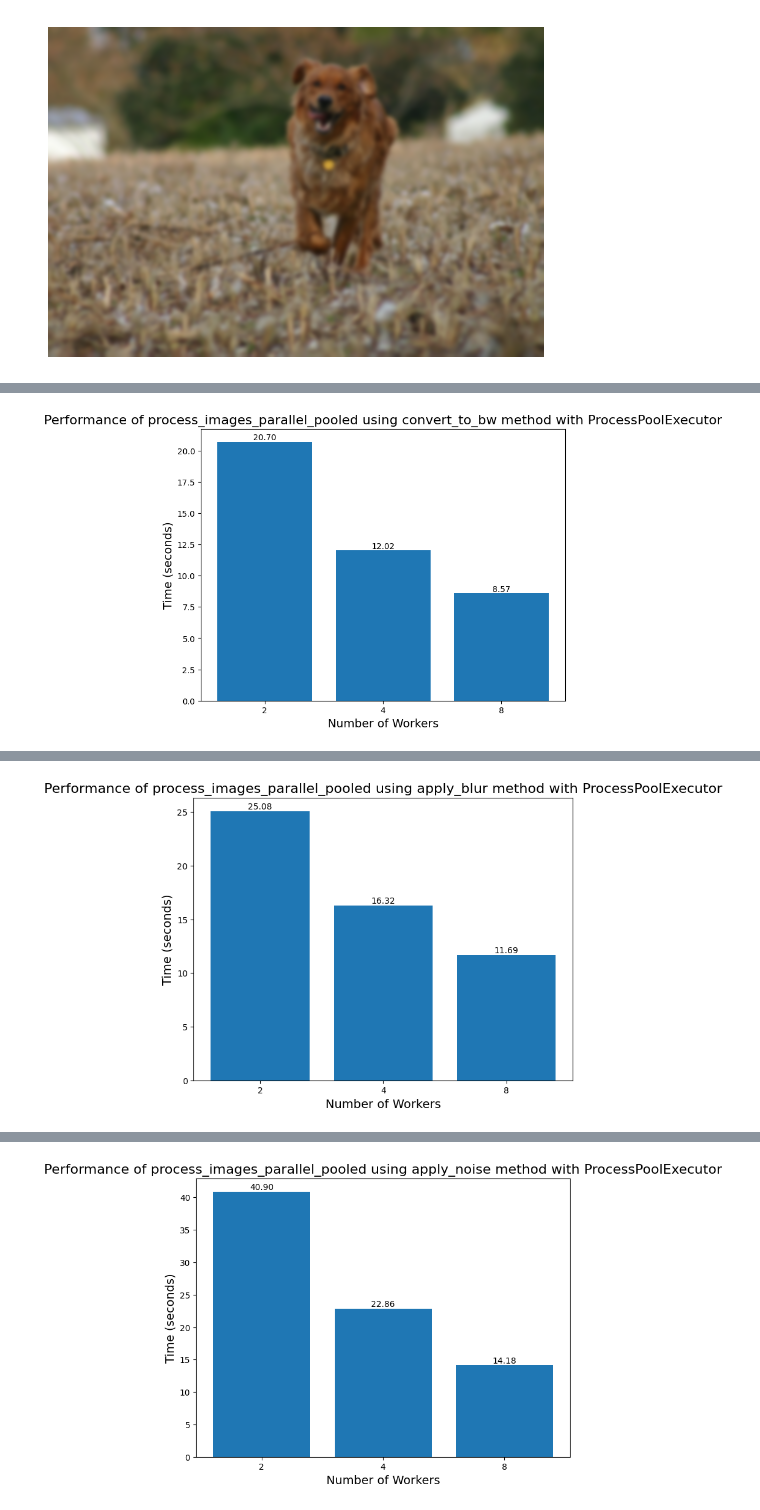
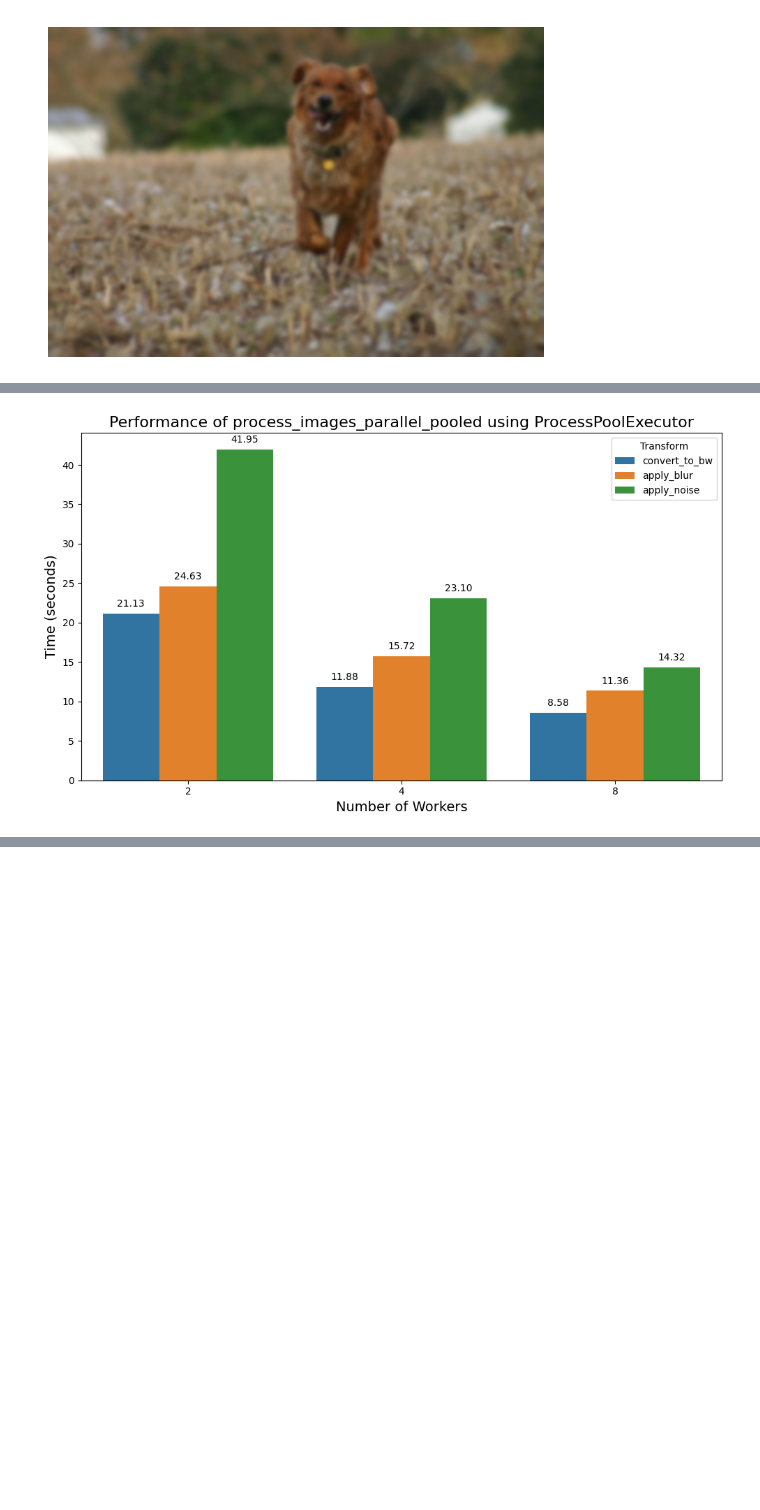
Before and after one commit to robertmackevic/parallel-image-processing, a Jupyter notebook: testing.ipynb, the cells around one changed output, grey strips where cells are left out. Drawn from its saved outputs; the diff is of its cells as text; code cells hidden in the pictures; blank space fills up the shorter version.

```diff
--- a/testing.ipynb
+++ b/testing.ipynb
@@ -101,19 +87,7 @@ Function process_images_parallel_pooled with args ['ThreadPoolExecutor', 'apply_
 run_testing(
     function=process_images_parallel_pooled,
     pool_executor=ProcessPoolExecutor,
-    transform=convert_to_bw,
+    transforms=[convert_to_bw, apply_blur, apply_noise],
     max_workers=NUM_PHYSICAL_CORES
 )
-run_testing(
-    function=process_images_parallel_pooled,
-    pool_executor=ProcessPoolExecutor,
-    transform=apply_blur,
-    max_workers=NUM_PHYSICAL_CORES
-)
-run_testing(
-    function=process_images_parallel_pooled,
-    pool_executor=ProcessPoolExecutor,
-    transform=apply_noise,
-    max_workers=NUM_PHYSICAL_CORES
-)
 # %% [output]
@@ -123 +103 @@ Function process_images_parallel_pooled with args ['ProcessPoolExecutor', 'conve
-[figure, old version]
+[figure, new version]
@@ -127 +103,0 @@ Function process_images_parallel_pooled with args ['ProcessPoolExecutor', 'apply
-[figure, removed]
@@ -131,4 +104,3 @@ Function process_images_parallel_pooled with args ['ProcessPoolExecutor', 'apply
-[figure, removed]
 # %%
 run_testing(
     function=process_images_parallel_conveyors,
```
Also changed, not shown: parts of 5 cells of this notebook, 2 other files.
